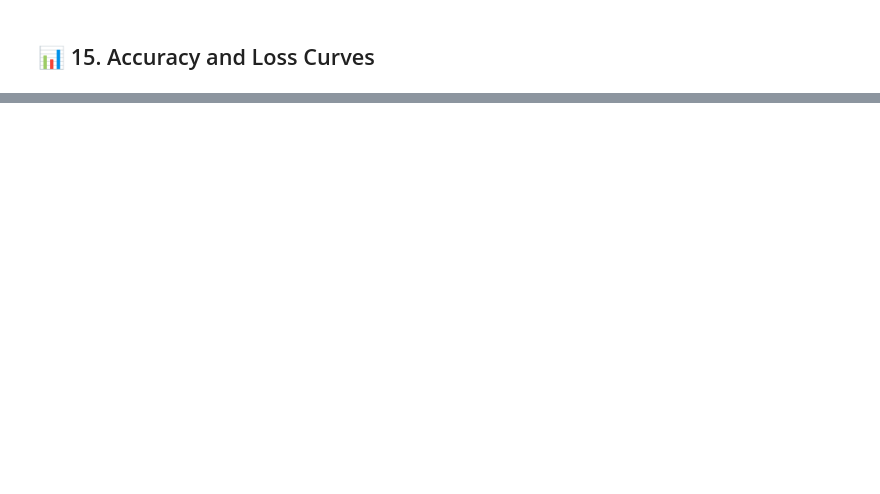
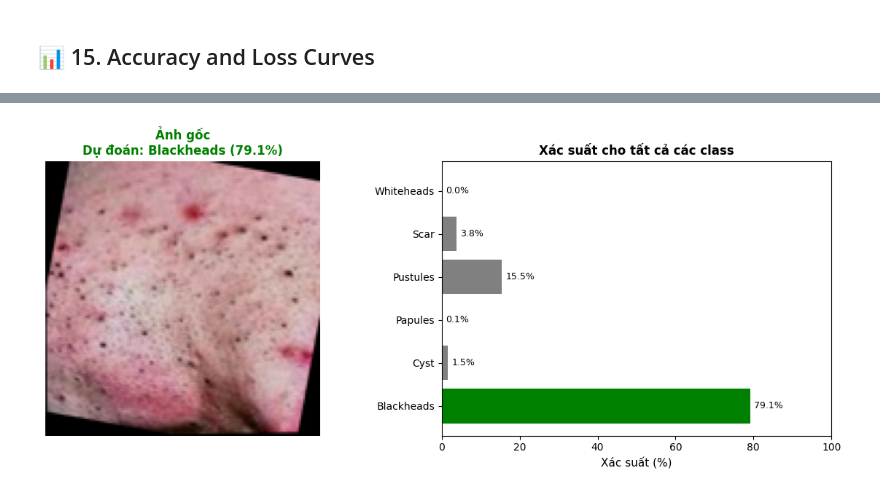
Before and after one commit to minhhuysgdev/CNN-ACNE-SCAR-FACE-decection, a Jupyter notebook: acne-classification-using-cnn.ipynb, the cells around one changed output, grey strips where cells are left out. Drawn from its saved outputs; the diff is of its cells as text; code cells hidden in the pictures; blank space fills up the shorter version.

```diff
--- a/acne-classification-using-cnn.ipynb
+++ b/acne-classification-using-cnn.ipynb
@@ -44,5 +31,10 @@ import kagglehub
 path = kagglehub.dataset_download("tiswan14/acne-dataset-image")
 
 print("Path to dataset files:", path)
+
+# Download thêm dataset face-scar
+path_scar = kagglehub.dataset_download("nayanchaure/face-scar")
+
+print("Path to face-scar dataset files:", path_scar)
 # %% [output]
 Path to dataset files: /Users/huynguyen/.cache/kagglehub/datasets/tiswan14/acne-dataset-image/versions/1
@@ -449,0 +629,86 @@ plt.show()
+# %%
+from PIL import Image
+import numpy as np
+
+# Đường dẫn đến ảnh cần test
+image_path = "blackhead_22_jpg.rf.867831d071b19637db38f9c68ab90091.jpg"
+
+# Load và preprocess ảnh
+def load_and_preprocess_image(image_path, target_size=(IMAGE_SIZE, IMAGE_SIZE)):
+    """
+    Load và preprocess ảnh để predict
+    """
+    # Load ảnh
+    img = Image.open(image_path)
+
+    # Convert sang RGB nếu cần (tránh lỗi với ảnh RGBA hoặc grayscale)
+    if img.mode != 'RGB':
+        img = img.convert('RGB')
+
+    # Resize về kích thước model yêu cầu
+    img = img.resize(target_size)
+
+    # Convert sang numpy array và normalize về [0, 1]
+    img_array = np.array(img) / 255.0
+
+    # Thêm batch dimension: (1, height, width, channels)
+    img_array = np.expand_dims(img_array, axis=0)
+
+    return img_array, img
+
+# Load và preprocess ảnh
+img_array, original_img = load_and_preprocess_image(image_path)
+
+# Predict với model
+predictions = model.predict(img_array, verbose=0)
+
+# Lấy class có xác suất cao nhất
+predicted_class_idx = np.argmax(predictions[0])
+predicted_class_name = class_names[predicted_class_idx]
+confidence = predictions[0][predicted_class_idx] * 100
+
+# Lấy top 3 predictions
+top_3_indices = np.argsort(predictions[0])[-3:][::-1]
+top_3_classes = [class_names[i] for i in top_3_indices]
+top_3_confidences = [predictions[0][i] * 100 for i in top_3_indices]
+
+print("=" * 60)
+print("🎯 KẾT QUẢ PHÂN LOẠI")
+print("=" * 60)
+print(f"\n✅ Class dự đoán: {predicted_class_name}")
+print(f"📊 Độ tin cậy: {confidence:.2f}%")
+print("\n" + "-" * 60)
+print("📈 TOP 3 DỰ ĐOÁN:")
+print("-" * 60)
+for i, (cls, conf) in enumerate(zip(top_3_classes, top_3_confidences), 1):
+    bar_length = int(conf / 2)  # Scale bar để hiển thị
+    bar = "█" * bar_length
+    print(f"{i}. {cls:15s}: {conf:6.2f}% {bar}")
+
+print("\n" + "=" * 60)
+
+# Hiển thị ảnh với kết quả
+plt.figure(figsize=(12, 5))
+
+# Ảnh gốc
+plt.subplot(1, 2, 1)
+plt.imshow(original_img)
+plt.title(f"Ảnh gốc\nDự đoán: {predicted_class_name} ({confidence:.1f}%)",
+          fontsize=12, fontweight='bold', color='green' if confidence > 50 else 'orange')
+plt.axis('off')
+
+# Bar chart của predictions
+plt.subplot(1, 2, 2)
+colors = ['green' if i == predicted_class_idx else 'gray' for i in range(len(class_names))]
+bars = plt.barh(class_names, predictions[0] * 100, color=colors)
+plt.xlabel('Xác suất (%)', fontsize=11)
+plt.title('Xác suất cho tất cả các class', fontsize=12, fontweight='bold')
+plt.xlim(0, 100)
+
+# Thêm giá trị trên mỗi bar
+for i, (bar, prob) in enumerate(zip(bars, predictions[0] * 100)):
+    plt.text(prob + 1, i, f'{prob:.1f}%', va='center', fontsize=9)
+
+plt.tight_layout()
+plt.show()
+# %% [output]
@@ -449,0 +730 @@ plt.show()
+[figure, added]
```
Also changed, not shown: parts of 24 cells of this notebook.
